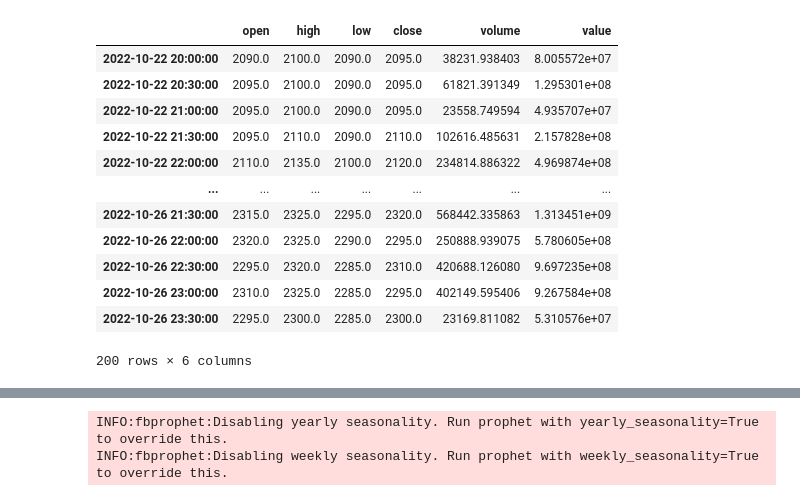
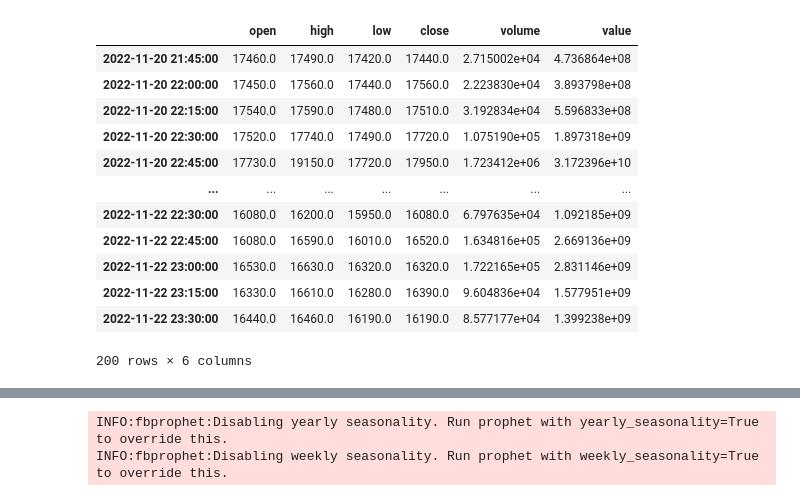
Before and after one commit to kimdongha723/kdh723, a Jupyter notebook: BTC_predict.ipynb, the cells around one changed output, grey strips where cells are left out. Saved outputs shown, nothing was run; the diff lists cells and outputs as text; code cells hidden in the pictures.

```diff
--- a/BTC_predict.ipynb
+++ b/BTC_predict.ipynb
@@ -42,21 +47,21 @@ Requirement already satisfied: six>=1.5 in /usr/local/lib/python3.7/dist-package
 import pyupbit
 # %%
 #BTC 최근 200시간의 데이터 불러옴
-df = pyupbit.get_ohlcv("KRW-flow", interval="minute30")
+df = pyupbit.get_ohlcv("KRW-sol", interval="minute15")
 df
 # %% [output]
 |  | open | high | low | close | volume | value |
-| 2022-10-22 20:00:00 | 2090.0 | 2100.0 | 2090.0 | 2095.0 | 38231.938403 | 8.005572e+07 |
-| 2022-10-22 20:30:00 | 2095.0 | 2100.0 | 2090.0 | 2095.0 | 61821.391349 | 1.295301e+08 |
-| 2022-10-22 21:00:00 | 2095.0 | 2100.0 | 2090.0 | 2095.0 | 23558.749594 | 4.935707e+07 |
-| 2022-10-22 21:30:00 | 2095.0 | 2110.0 | 2090.0 | 2110.0 | 102616.485631 | 2.157828e+08 |
-| 2022-10-22 22:00:00 | 2110.0 | 2135.0 | 2100.0 | 2120.0 | 234814.886322 | 4.969874e+08 |
+| 2022-11-20 21:45:00 | 17460.0 | 17490.0 | 17420.0 | 17440.0 | 2.715002e+04 | 4.736864e+08 |
+| 2022-11-20 22:00:00 | 17450.0 | 17560.0 | 17440.0 | 17560.0 | 2.223830e+04 | 3.893798e+08 |
+| 2022-11-20 22:15:00 | 17540.0 | 17590.0 | 17480.0 | 17510.0 | 3.192834e+04 | 5.596833e+08 |
+| 2022-11-20 22:30:00 | 17520.0 | 17740.0 | 17490.0 | 17720.0 | 1.075190e+05 | 1.897318e+09 |
+| 2022-11-20 22:45:00 | 17730.0 | 19150.0 | 17720.0 | 17950.0 | 1.723412e+06 | 3.172396e+10 |
 | ... | ... | ... | ... | ... | ... | ... |
-| 2022-10-26 21:30:00 | 2315.0 | 2325.0 | 2295.0 | 2320.0 | 568442.335863 | 1.313451e+09 |
-| 2022-10-26 22:00:00 | 2320.0 | 2325.0 | 2290.0 | 2295.0 | 250888.939075 | 5.780605e+08 |
-| 2022-10-26 22:30:00 | 2295.0 | 2320.0 | 2285.0 | 2310.0 | 420688.126080 | 9.697235e+08 |
-| 2022-10-26 23:00:00 | 2310.0 | 2325.0 | 2285.0 | 2295.0 | 402149.595406 | 9.267584e+08 |
-| 2022-10-26 23:30:00 | 2295.0 | 2300.0 | 2285.0 | 2300.0 | 23169.811082 | 5.310576e+07 |
+| 2022-11-22 22:30:00 | 16080.0 | 16200.0 | 15950.0 | 16080.0 | 6.797635e+04 | 1.092185e+09 |
+| 2022-11-22 22:45:00 | 16080.0 | 16590.0 | 16010.0 | 16520.0 | 1.634816e+05 | 2.669136e+09 |
+| 2022-11-22 23:00:00 | 16530.0 | 16630.0 | 16320.0 | 16320.0 | 1.722165e+05 | 2.831146e+09 |
+| 2022-11-22 23:15:00 | 16330.0 | 16610.0 | 16280.0 | 16390.0 | 9.604836e+04 | 1.577951e+09 |
+| 2022-11-22 23:30:00 | 16440.0 | 16460.0 | 16190.0 | 16190.0 | 8.577177e+04 | 1.399238e+09 |
 200 rows × 6 columns
 # %%
 #시간(ds)와 종가(y)값만 남김
```
Also changed, not shown: parts of 4 cells of this notebook.
